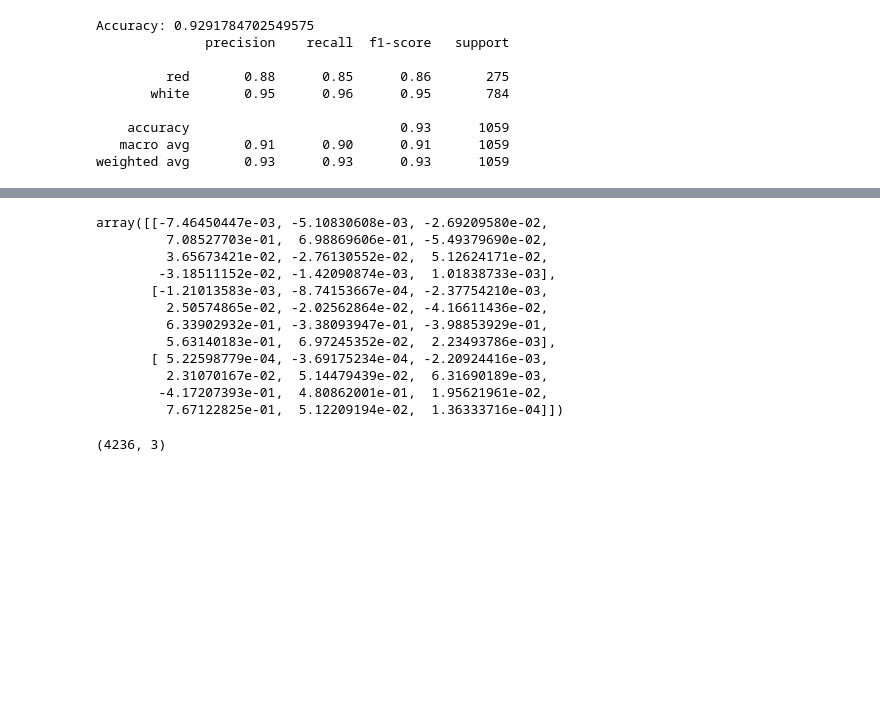
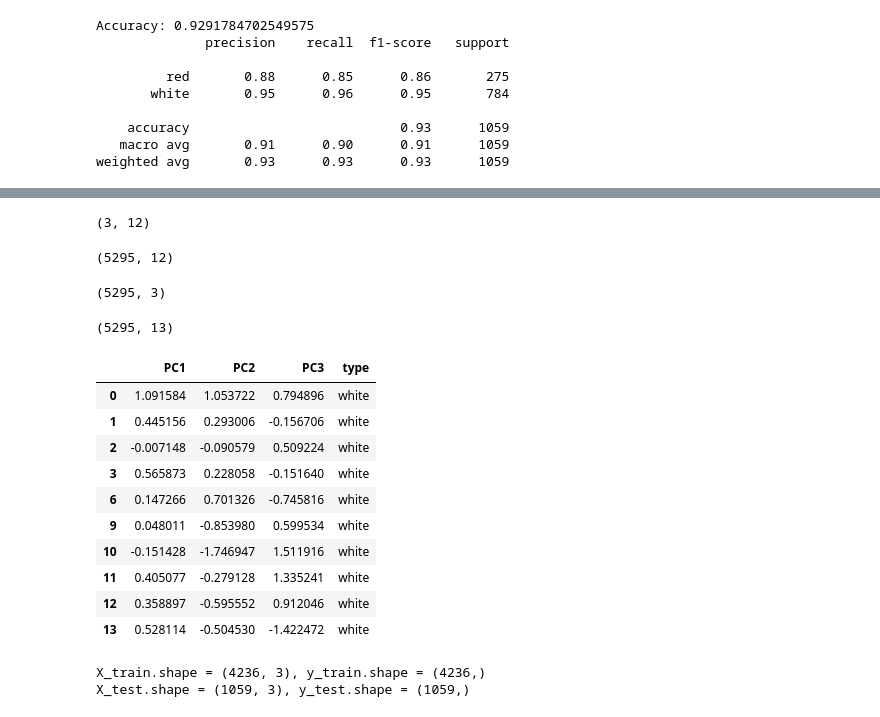
Before and after one commit to SankalpMehani/ml-review, a Jupyter notebook: Task_PCA.ipynb, the cells around one changed output, grey strips where cells are left out. Cells and saved outputs as stored; diff of their text form; code cells hidden in the pictures; blank space fills up the shorter version.

```diff
--- a/Task_PCA.ipynb
+++ b/Task_PCA.ipynb
@@ -204,25 +309,46 @@ eigenvalues:
  shape: (12, 12)
 # %%
 pc = eigenvectors[0:3]
-pc
+pc.shape
 # %% [output]
-array([[-7.46450447e-03, -5.10830608e-03, -2.69209580e-02,
-         7.08527703e-01,  6.98869606e-01, -5.49379690e-02,
-         3.65673421e-02, -2.76130552e-02,  5.12624171e-02,
-        -3.18511152e-02, -1.42090874e-03,  1.01838733e-03],
-       [-1.21013583e-03, -8.74153667e-04, -2.37754210e-03,
-         2.50574865e-02, -2.02562864e-02, -4.16611436e-02,
-         6.33902932e-01, -3.38093947e-01, -3.98853929e-01,
-         5.63140183e-01,  6.97245352e-02,  2.23493786e-03],
-       [ 5.22598779e-04, -3.69175234e-04, -2.20924416e-03,
-         2.31070167e-02,  5.14479439e-02,  6.31690189e-03,
-        -4.17207393e-01,  4.80862001e-01,  1.95621961e-02,
-         7.67122825e-01,  5.12209194e-02,  1.36333716e-04]])
+(3, 12)
+# %%
+wine.iloc[:,1:].shape
+# %% [output]
+(5295, 12)
 # %%
-transformed_df = np.dot(X_train, pc.T)
+transformed_df = np.dot(wine.iloc[:,1:], pc.T)
 transformed_df.shape
 # %% [output]
-(4236, 3)
+(5295, 3)
+# %%
+wine.shape
+# %% [output]
+(5295, 13)
+# %%
+new_df = pd.DataFrame(transformed_df, columns=['PC1', 'PC2', 'PC3'], index=wine.index)
+new_df['type'] = wine['type']
+new_df.head(10)
+# %% [output]
+|  | PC1 | PC2 | PC3 | type |
+| 0 | 1.091584 | 1.053722 | 0.794896 | white |
+| 1 | 0.445156 | 0.293006 | -0.156706 | white |
+| 2 | -0.007148 | -0.090579 | 0.509224 | white |
+| 3 | 0.565873 | 0.228058 | -0.151640 | white |
+| 6 | 0.147266 | 0.701326 | -0.745816 | white |
+| 9 | 0.048011 | -0.853980 | 0.599534 | white |
+| 10 | -0.151428 | -1.746947 | 1.511916 | white |
+| 11 | 0.405077 | -0.279128 | 1.335241 | white |
+| 12 | 0.358897 | -0.595552 | 0.912046 | white |
+| 13 | 0.528114 | -0.504530 | -1.422472 | white |
+# %%
+from sklearn.model_selection import train_test_split
+X_train, X_test, y_train, y_test = train_test_split(new_df.iloc[:,:3], new_df['type'], train_size=0.8, random_state=42)
+print(f"X_train.shape = {X_train.shape}, y_train.shape = {y_train.shape}")
+print(f"X_test.shape = {X_test.shape}, y_test.shape = {y_test.shape}")
+# %% [output]
+X_train.shape = (4236, 3), y_train.shape = (4236,)
+X_test.shape = (1059, 3), y_test.shape = (1059,)
 # %%
 from sklearn.decomposition import PCA
 
```
Also changed, not shown: parts of 24 cells of this notebook.
